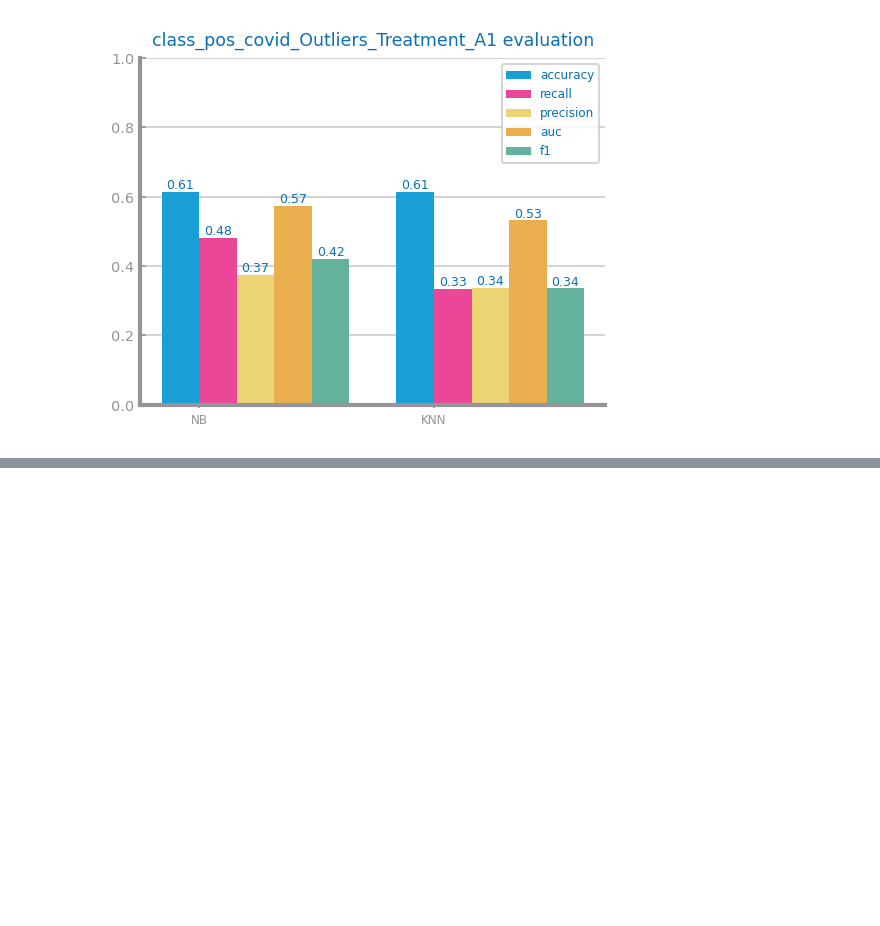
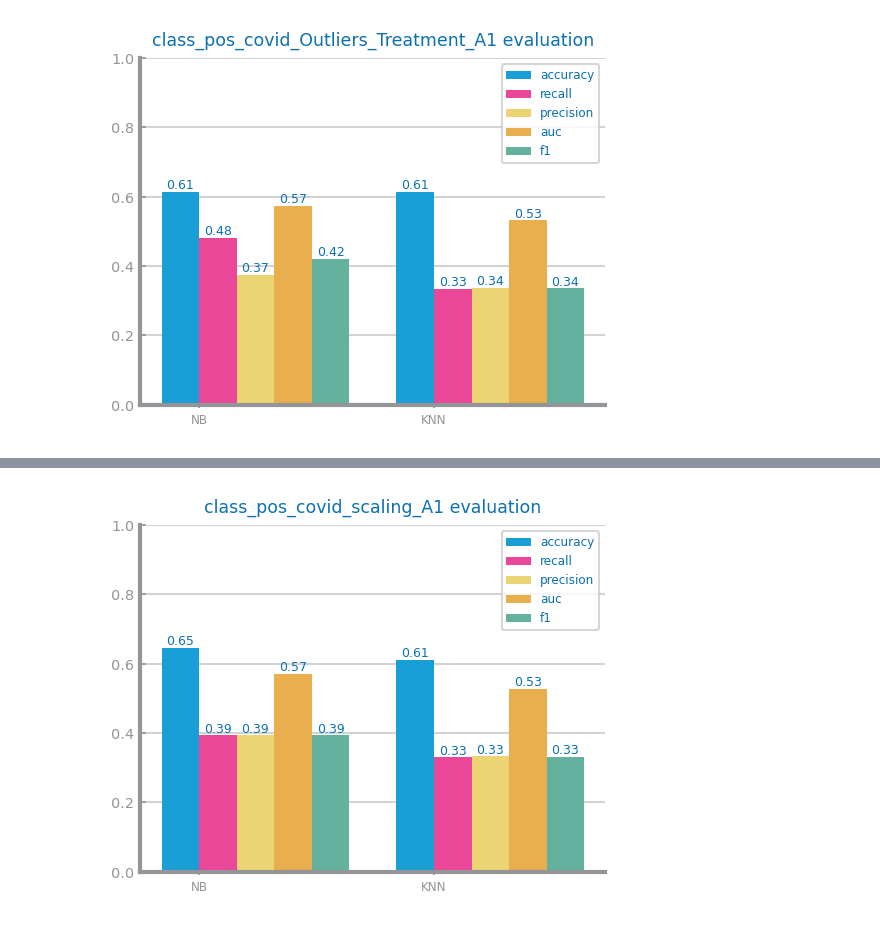
Before and after one commit to esteves3/data-science, a Jupyter notebook: pos-covid-preparation.outliers.a1.ipynb, the cells around one changed output, grey strips where cells are left out. Saved outputs shown, nothing was run; the diff lists cells and outputs as text; code cells hidden in the pictures; blank space fills up the shorter version.

```diff
--- a/pos-covid-preparation.outliers.a1.ipynb
+++ b/pos-covid-preparation.outliers.a1.ipynb
@@ -318,0 +349,16 @@ evaluate_approach_and_graph(df_outliers_a1, file_tag="class_pos_covid_Outliers_T
+# %%
+numeric_vars: list[str] = get_variable_types(data)["numeric"]
+exclude_vars: list[str] = ["BMI", "WeightInKilograms"]
+numeric_vars_to_process: list[str] = [var for var in numeric_vars if var not in exclude_vars]
+
+if [] != numeric_vars_to_process:
+    df_outliers_a2: DataFrame = df.copy(deep=True)
+    summary5: DataFrame = df[numeric_vars].describe()
+    for var in numeric_vars_to_process:
+        top, bottom = determine_outlier_thresholds_for_var(summary5[var])
+        median: float = df[var].median()
+        df_outliers_a2[var] =  df_outliers_a2[var].apply(lambda x: median if x > top or x < bottom else x)
+    # df2.to_csv(f"data/{file_tag}_replacing_outliers.csv", index=True)
+    print("Data after replacing outliers:", df_outliers_a2.shape)
+else:
+    print("There are no numeric variables")
@@ -318,0 +371,2 @@ evaluate_approach_and_graph(df_outliers_a1, file_tag="class_pos_covid_Outliers_T
+# %%
+df = df_outliers_a2
@@ -318,0 +377,14 @@ evaluate_approach_and_graph(df_outliers_a1, file_tag="class_pos_covid_Outliers_T
+# %%
+df_scaling_a1 = df.copy(deep=True)
+target = "CovidPos"
+vars: list[str] = df_scaling_a1.columns.to_list()
+target_data: Series = df_scaling_a1.pop(target)
+
+transf: StandardScaler = StandardScaler(with_mean=True, with_std=True, copy=True).fit(
+    df_scaling_a1
+)
+df_scaling_a1 = DataFrame(transf.transform(df_scaling_a1), index=df_scaling_a1.index)
+vars.remove(target)
+df_scaling_a1.columns = vars
+df_scaling_a1[target] = target_data
+df_scaling_a1.head()
@@ -318,0 +399,4 @@ evaluate_approach_and_graph(df_outliers_a1, file_tag="class_pos_covid_Outliers_T
+# %%
+evaluate_approach_and_graph(df_scaling_a1, file_tag="class_pos_covid_scaling_A1")
+# %% [output]
+[figure, added]
```
Also changed, not shown: parts of 40 cells of this notebook, 4 other files.
